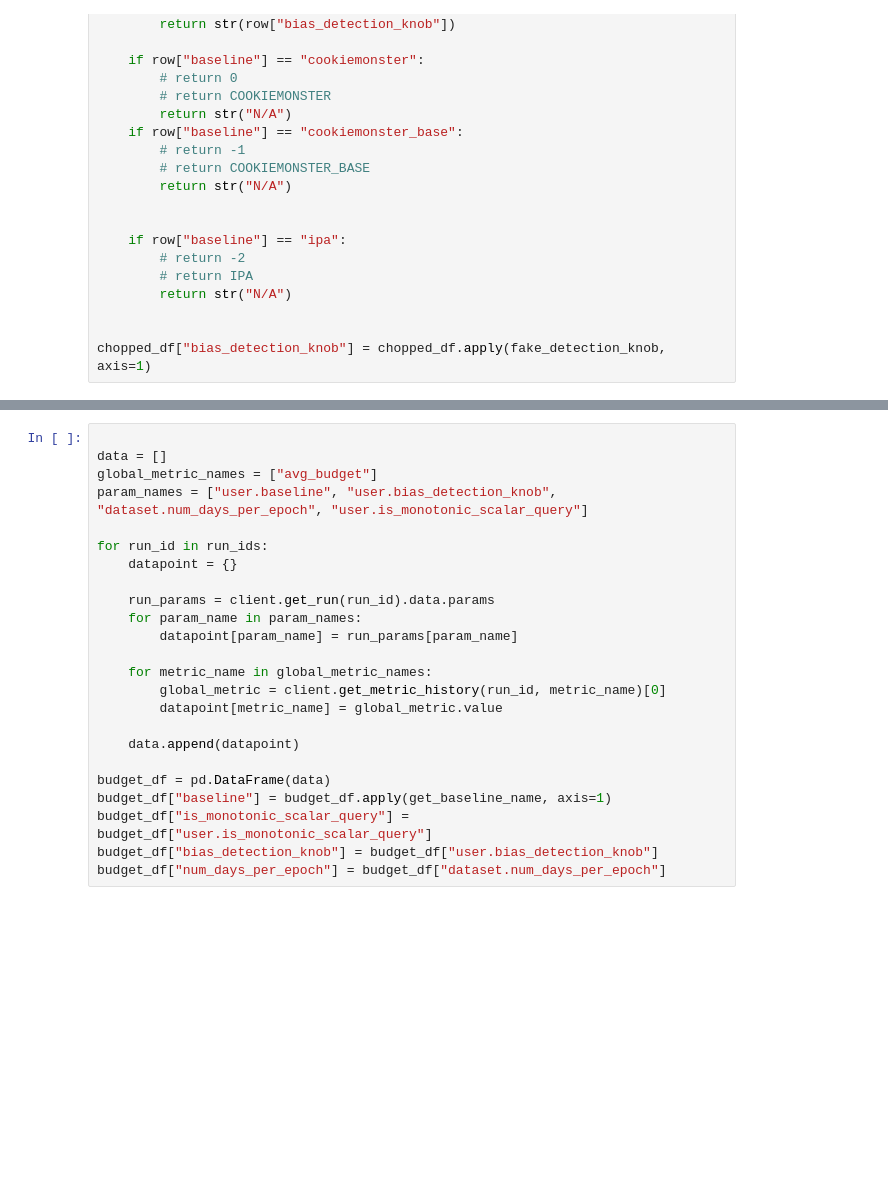
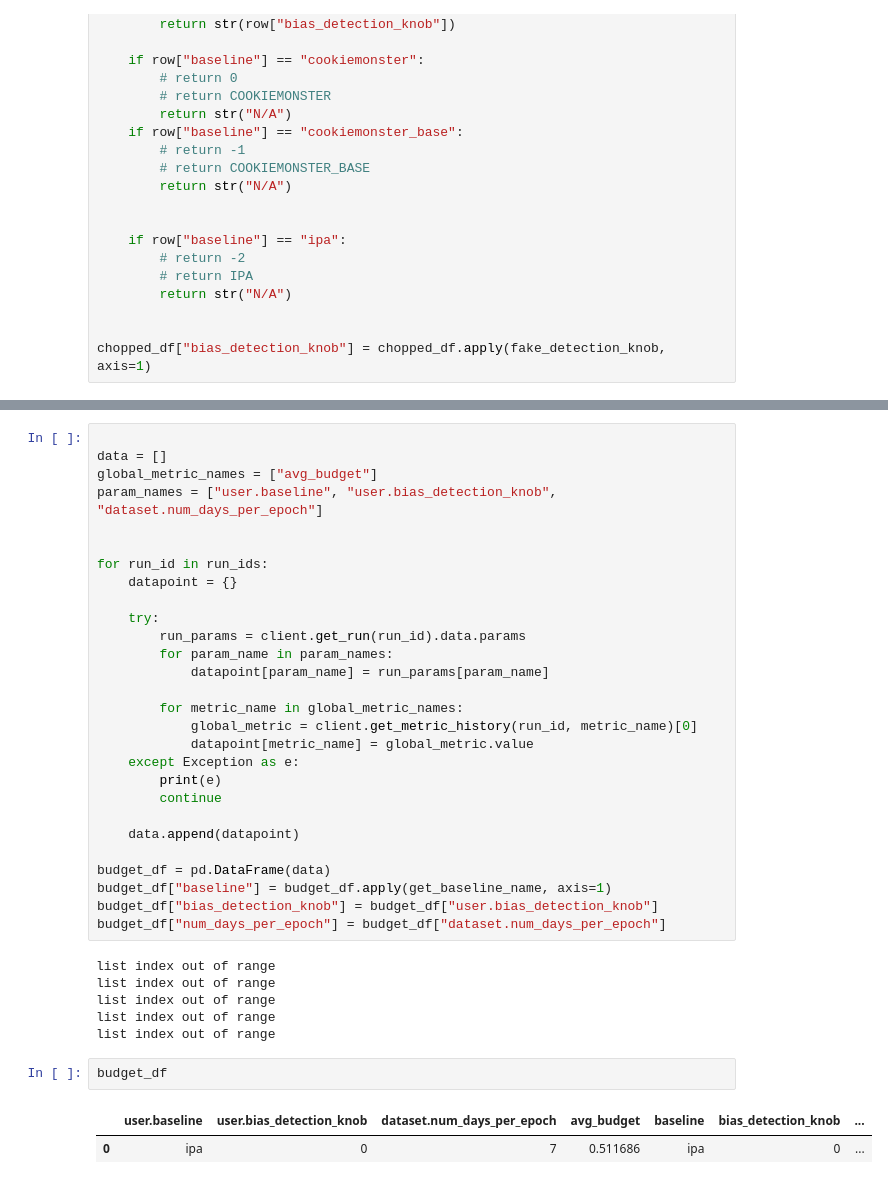
Before and after one commit to columbia/cookiemonster, a Jupyter notebook: notebooks/bias_data.ipynb, the cells around one changed output, grey strips where cells are left out. Cells and saved outputs as stored; diff of their text form; blank space fills up the shorter version.

```diff
--- a/notebooks/bias_data.ipynb
+++ b/notebooks/bias_data.ipynb
@@ -333,26 +367,41 @@ cutoff_boxes_fig
 
 data = []
 global_metric_names = ["avg_budget"]
-param_names = ["user.baseline", "user.bias_detection_knob", "dataset.num_days_per_epoch", "user.is_monotonic_scalar_query"]
+param_names = ["user.baseline", "user.bias_detection_knob", "dataset.num_days_per_epoch"]
+
 
 for run_id in run_ids:
     datapoint = {}
 
-    run_params = client.get_run(run_id).data.params
-    for param_name in param_names:
-        datapoint[param_name] = run_params[param_name]
+    try:
+        run_params = client.get_run(run_id).data.params
+        for param_name in param_names:
+            datapoint[param_name] = run_params[param_name]
 
-    for metric_name in global_metric_names:
-        global_metric = client.get_metric_history(run_id, metric_name)[0]
-        datapoint[metric_name] = global_metric.value
+        for metric_name in global_metric_names:
+            global_metric = client.get_metric_history(run_id, metric_name)[0]
+            datapoint[metric_name] = global_metric.value
+    except Exception as e:
+        print(e)
+        continue
 
     data.append(datapoint)
 
 budget_df = pd.DataFrame(data)
 budget_df["baseline"] = budget_df.apply(get_baseline_name, axis=1)
-budget_df["is_monotonic_scalar_query"] = budget_df["user.is_monotonic_scalar_query"]
 budget_df["bias_detection_knob"] = budget_df["user.bias_detection_knob"]
 budget_df["num_days_per_epoch"] = budget_df["dataset.num_days_per_epoch"]
+# %% [output]
+list index out of range
+list index out of range
+list index out of range
+list index out of range
+list index out of range
+# %%
+budget_df
+# %% [output]
+|  | user.baseline | user.bias_detection_knob | dataset.num_days_per_epoch | avg_budget | baseline | bias_detection_knob | ... |
+| 0 | ipa | 0 | 7 | 0.511686 | ipa | 0 | ... |
 # %%
 
 bars_args = {
```
Also changed, not shown: parts of 16 cells of this notebook, 4 other files.
